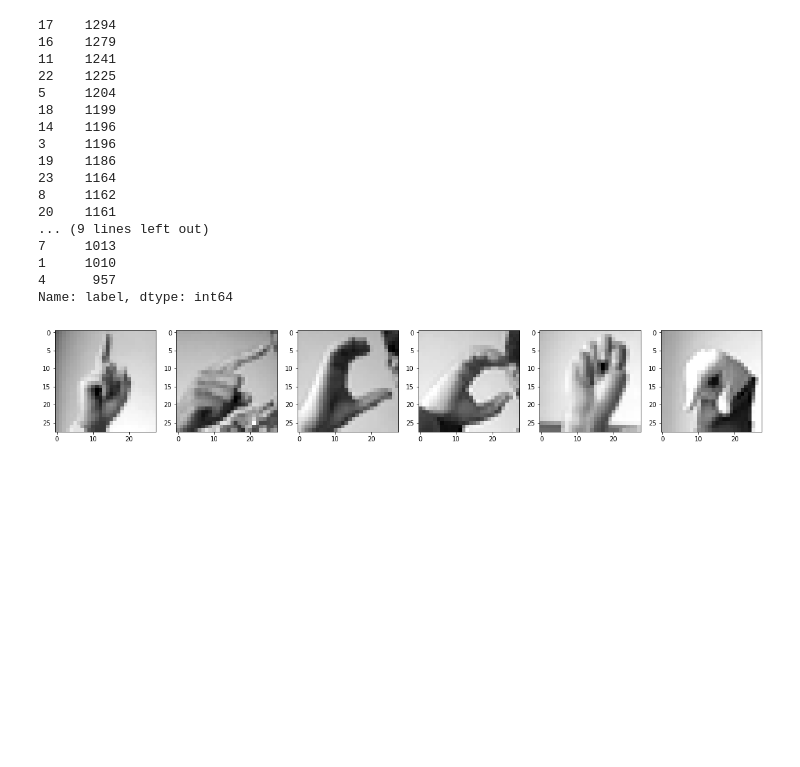
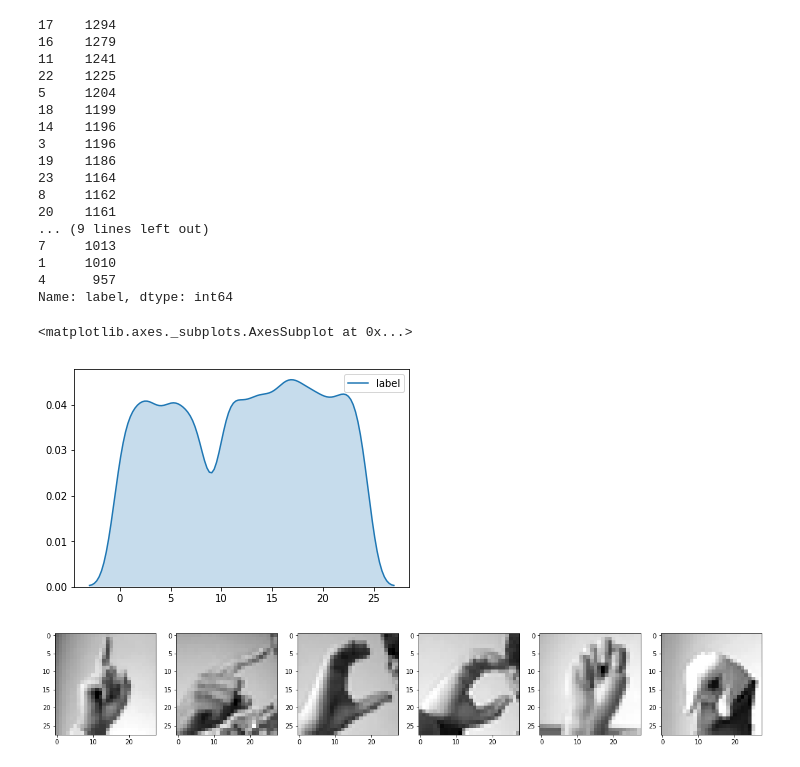
Before and after one commit to samyak1903/Hand-Signs-Dataset, a Jupyter notebook: HandSignsData.ipynb, the cells around one changed output. Saved outputs shown, nothing was run; the diff lists cells and outputs as text; code cells hidden in the pictures; blank space fills up the shorter version.

```diff
--- a/HandSignsData.ipynb
+++ b/HandSignsData.ipynb
@@ -103,6 +117,11 @@ df.label.value_counts()
 1     1010
 4      957
 Name: label, dtype: int64
+# %%
+sns.kdeplot(y,shade=True)
+# %% [output]
+<matplotlib.axes._subplots.AxesSubplot at 0x...>
+[figure, added]
 # %%
 plt.figure(figsize = (20,4))
 for index , (image,label) in enumerate(zip(x2[0:6] , y2[0:6])):
```
Also changed, not shown: parts of 69 cells of this notebook.
